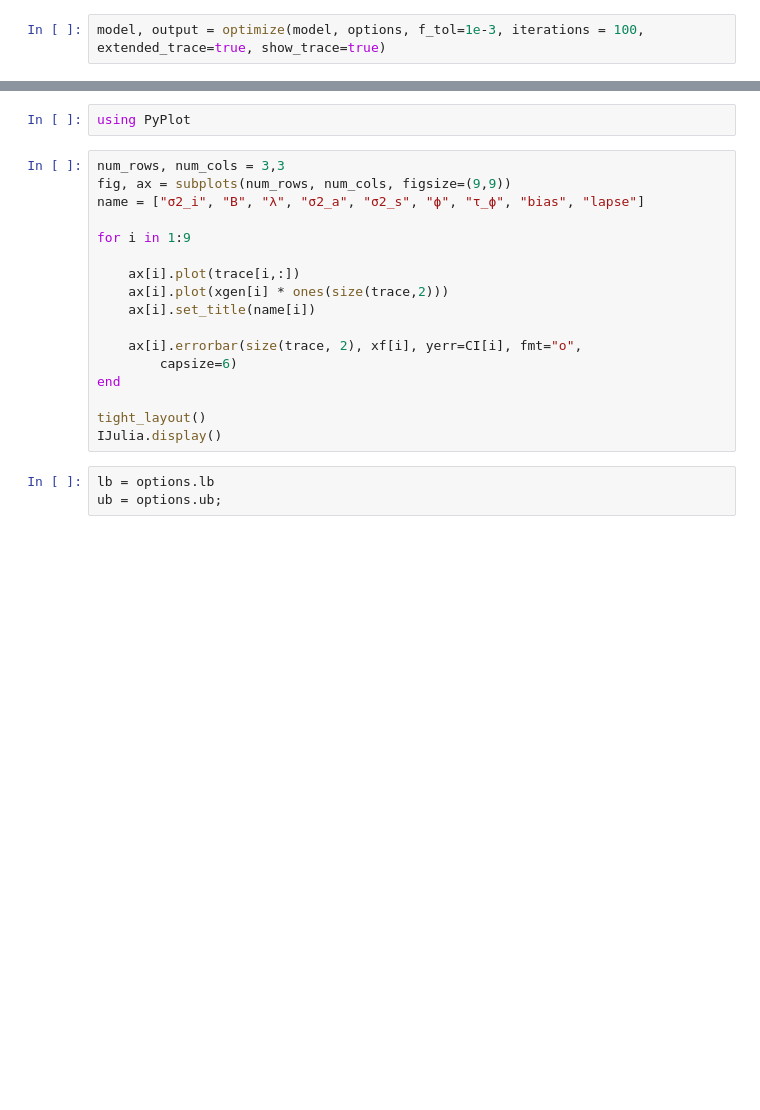
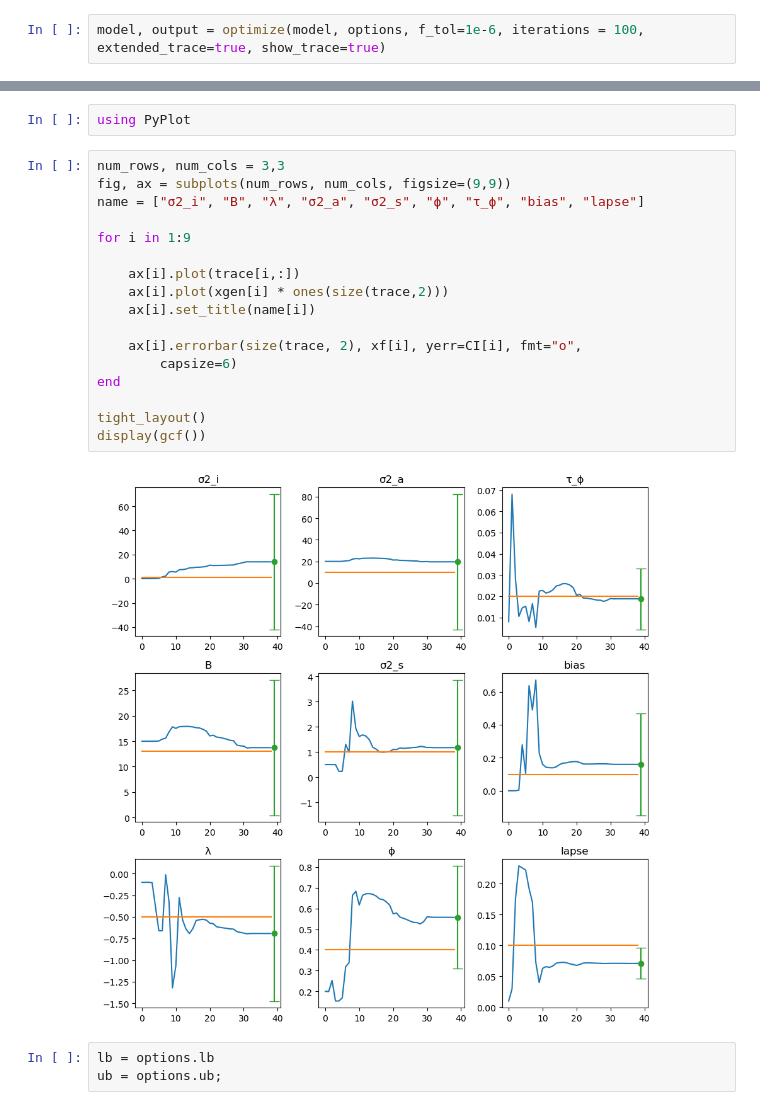
Before and after one commit to Brody-Lab/PulseInputDDM.jl, a Jupyter notebook: examples/choice model/choice-model.ipynb, the cells around one changed output, grey strips where cells are left out. Saved outputs shown, nothing was run; the diff lists cells and outputs as text; blank space fills up the shorter version.

```diff
--- a/examples/choice model/choice-model.ipynb
+++ b/examples/choice model/choice-model.ipynb
@@ -80,2 +194,2 @@ Define bounds for each parameter for the optimization. Some of these are strict
 # %%
-model, output = optimize(model, options, f_tol=1e-3, iterations = 100, extended_trace=true, show_trace=true)
+model, output = optimize(model, options, f_tol=1e-6, iterations = 100, extended_trace=true, show_trace=true)
@@ -165,20 +310,22 @@ using PyPlot
 # %%
 num_rows, num_cols = 3,3
 fig, ax = subplots(num_rows, num_cols, figsize=(9,9))
 name = ["σ2_i", "B", "λ", "σ2_a", "σ2_s", "ϕ", "τ_ϕ", "bias", "lapse"]
 
 for i in 1:9
 
     ax[i].plot(trace[i,:])
     ax[i].plot(xgen[i] * ones(size(trace,2)))
     ax[i].set_title(name[i])
 
     ax[i].errorbar(size(trace, 2), xf[i], yerr=CI[i], fmt="o",
         capsize=6)
 end
 
 tight_layout()
-IJulia.display()
+display(gcf())
+# %% [output]
+[figure, added]
 # %%
 lb = options.lb
 ub = options.ub;
```
Also changed, not shown: parts of 21 cells of this notebook, 6 other files.
